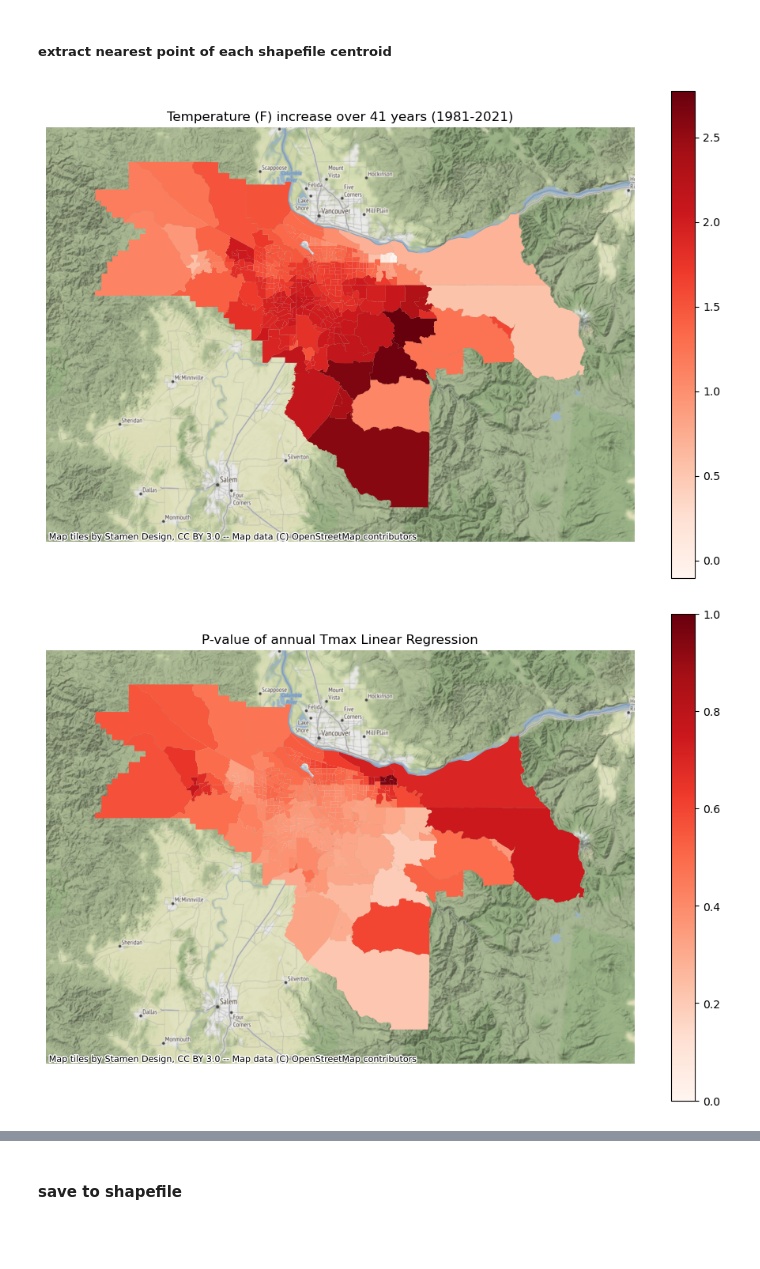
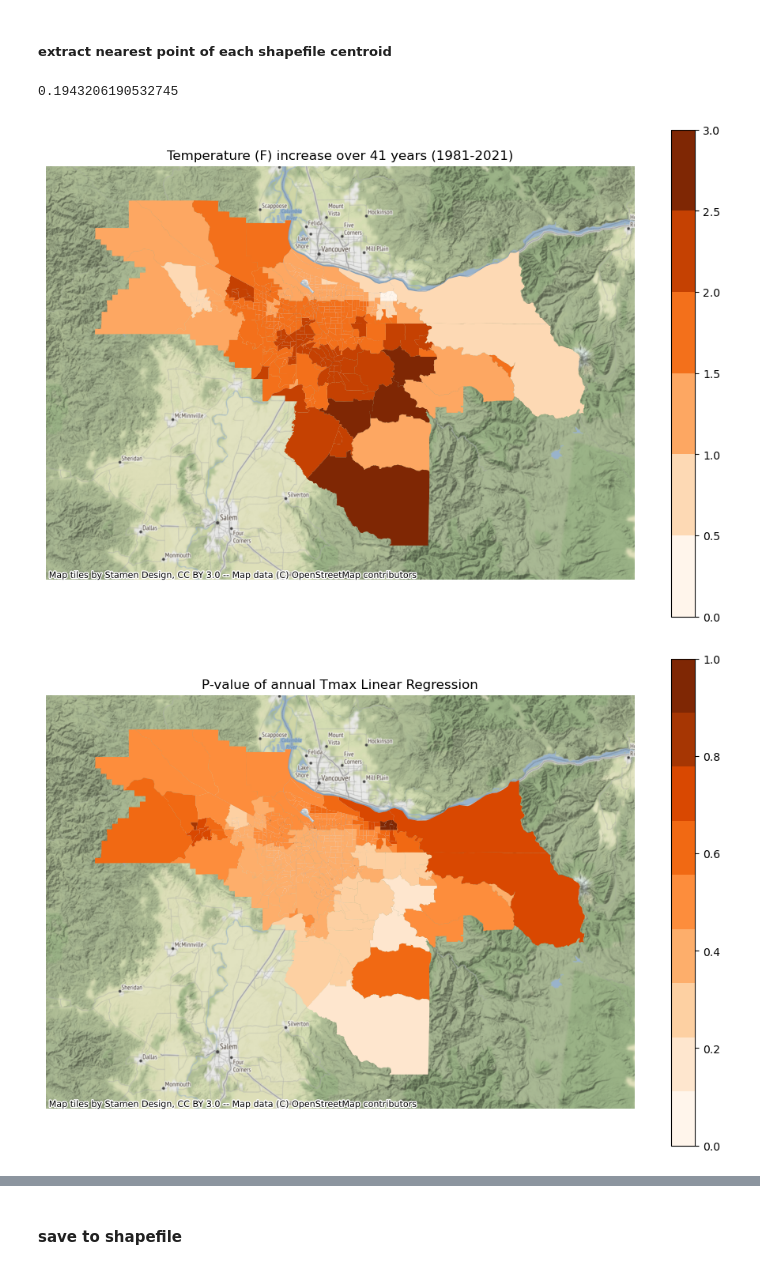
Before and after one commit to ming80302/Innovator, a Jupyter notebook: trend_map_sovi.ipynb, the cells around one changed output, grey strips where cells are left out. Cells and saved outputs as stored; diff of their text form; code cells hidden in the pictures; blank space fills up the shorter version.

```diff
--- a/trend_map_sovi.ipynb
+++ b/trend_map_sovi.ipynb
@@ -354,23 +354,27 @@ for nn in range(n_shp):
 shp_gpd['tmax_trend'] = dtmax_1d
 shp_gpd['tmax_slope'] = slope_1d
 shp_gpd['tmax_p-value'] = pvalue_1d
+# %%
+pvalue_1d.min()
+# %% [output]
+0.1943206190532745
 # %%
 # plot temperature increase over 41 years from 1981-2021
 ax = gplt.polyplot(shp_gpd, figsize=(12, 8))
 ax.set_title('Temperature (F) increase over 41 years (1981-2021)')
 cx.add_basemap(ax = ax, crs=shp_gpd.crs)
-shp_gpd.plot(ax=ax, column='tmax_trend', cmap = 'Reds', legend=True) #, scheme="quantiles");
+shp_gpd.plot(ax=ax, column='tmax_trend', cmap = plt.cm.get_cmap('Oranges', 6), vmin=0, vmax=3, legend=True) #, scheme="quantiles");
 plt.savefig(dir_plot + 'tmax_trend_oregon.pdf', bbox_inches='tight')
 # %% [output]
-[figure, old version]
+[figure, new version]
 # %%
 ax = gplt.polyplot(shp_gpd, figsize=(12, 8))
 ax.set_title('P-value of annual Tmax Linear Regression')
 cx.add_basemap(ax = ax, crs=shp_gpd.crs)
-shp_gpd.plot(ax=ax, column='tmax_p-value', cmap = 'Reds', legend=True, vmin=0, vmax=1) #, scheme="quantiles");
+shp_gpd.plot(ax=ax, column='tmax_p-value', cmap = plt.cm.get_cmap('Oranges', 9), vmin=0, vmax=1, legend=True) #, scheme="quantiles");
 plt.savefig(dir_plot + 'tmax_p-value_oregon.pdf', bbox_inches='tight')
 # %% [output]
-[figure, old version]
+[figure, new version]
 # %%
 # 2 read zoomed dataset PRISM and add shapes
 flnm_data = '/glade/campaign/mmm/c3we/mingge/INNOVATOR/DATA/frozenprec_1981-2021_oregon_annual.nc'
```
Also changed, not shown: parts of 5 cells of this notebook.
